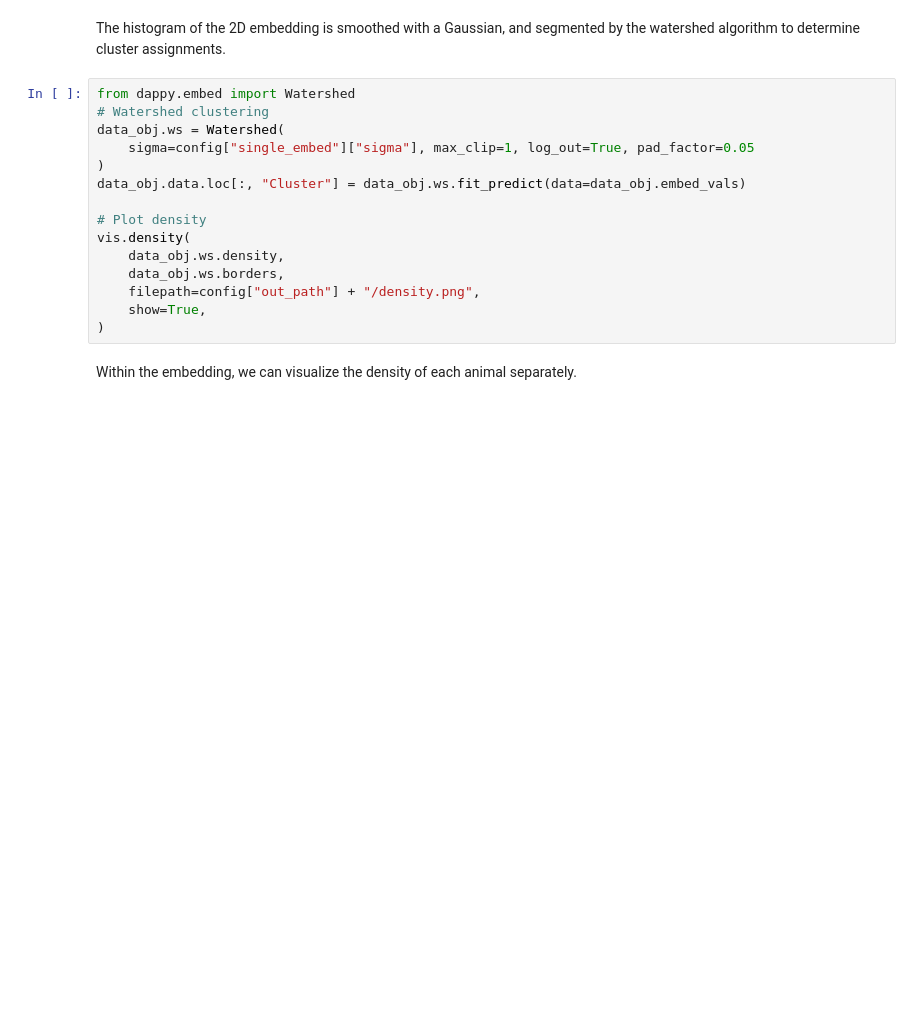
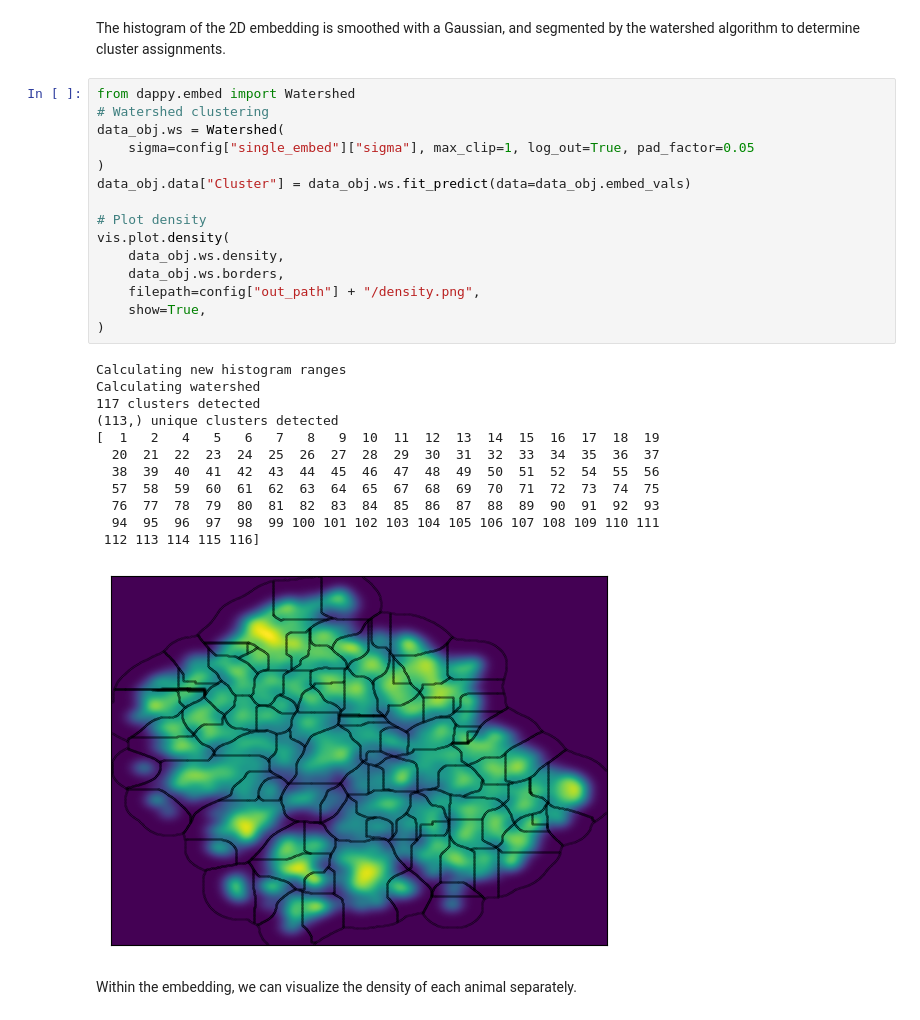
Before and after one commit to joshuahwu/neuroposelib, a Jupyter notebook: tutorials/tutorial.ipynb, the cells around one changed output. Drawn from its saved outputs; the diff is of its cells as text; blank space fills up the shorter version.

Commit message:
plotting and augmentations

```diff
--- a/tutorials/tutorial.ipynb
+++ b/tutorials/tutorial.ipynb
@@ -239,18 +323,31 @@ The histogram of the 2D embedding is smoothed with a Gaussian, and segmented by
 # %%
 from dappy.embed import Watershed
 # Watershed clustering
 data_obj.ws = Watershed(
     sigma=config["single_embed"]["sigma"], max_clip=1, log_out=True, pad_factor=0.05
 )
-data_obj.data.loc[:, "Cluster"] = data_obj.ws.fit_predict(data=data_obj.embed_vals)
+data_obj.data["Cluster"] = data_obj.ws.fit_predict(data=data_obj.embed_vals)
 
 # Plot density
-vis.density(
+vis.plot.density(
     data_obj.ws.density,
     data_obj.ws.borders,
     filepath=config["out_path"] + "/density.png",
     show=True,
 )
+# %% [output]
+Calculating new histogram ranges
+Calculating watershed
+117 clusters detected
+(113,) unique clusters detected
+[  1   2   4   5   6   7   8   9  10  11  12  13  14  15  16  17  18  19
+  20  21  22  23  24  25  26  27  28  29  30  31  32  33  34  35  36  37
+  38  39  40  41  42  43  44  45  46  47  48  49  50  51  52  54  55  56
+  57  58  59  60  61  62  63  64  65  67  68  69  70  71  72  73  74  75
+  76  77  78  79  80  81  82  83  84  85  86  87  88  89  90  91  92  93
+  94  95  96  97  98  99 100 101 102 103 104 105 106 107 108 109 110 111
+ 112 113 114 115 116]
+[figure, added]
 # %% [markdown]
 Within the embedding, we can visualize the density of each animal separately.
 # %%
```
Also changed, not shown: parts of 18 cells of this notebook, 7 other files.
